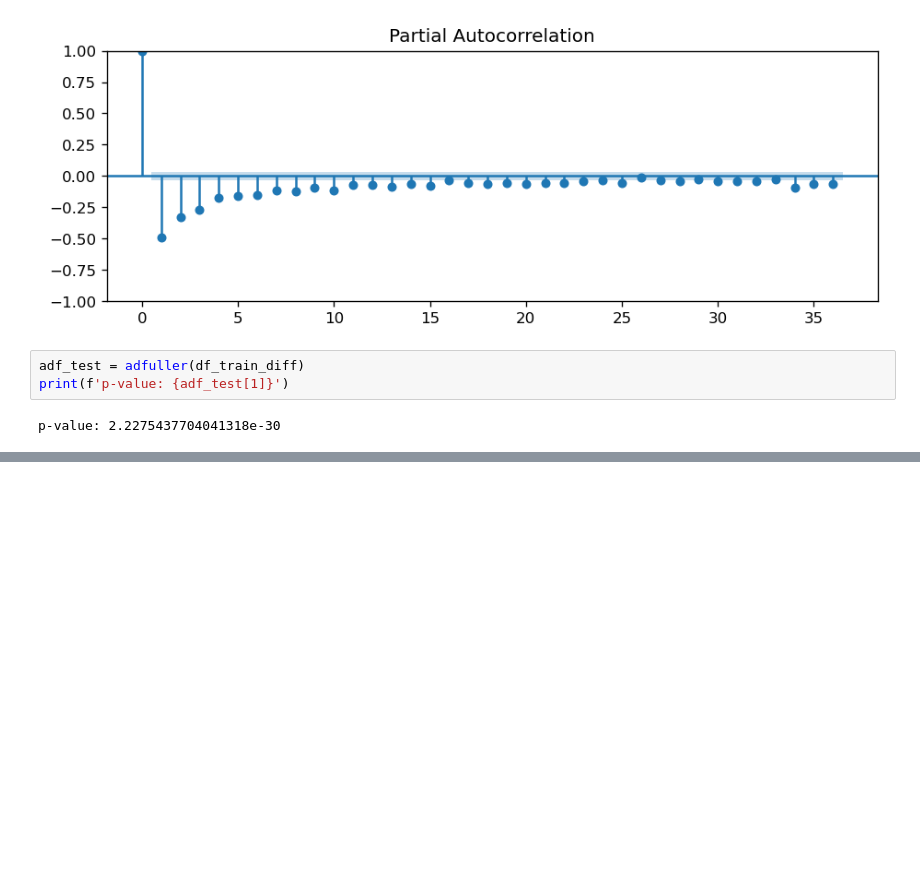
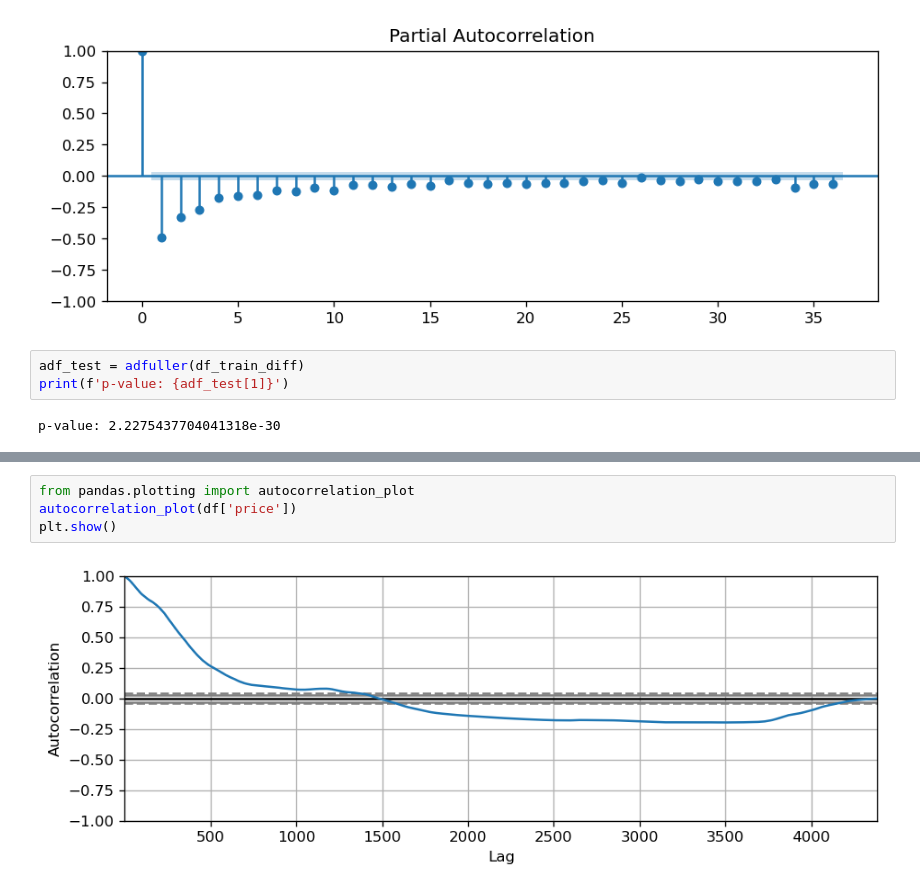
Before and after one commit to guevarch/projectchris, a Jupyter notebook: Final/BTC ARIMA1.ipynb, the cells around one changed output, grey strips where cells are left out. Saved outputs shown, nothing was run; the diff lists cells and outputs as text; blank space fills up the shorter version.

```diff
--- a/Final/BTC ARIMA1.ipynb
+++ b/Final/BTC ARIMA1.ipynb
@@ -257,0 +267,6 @@ rmse - auto: 16449.21484353683
+# %%
+from pandas.plotting import autocorrelation_plot
+autocorrelation_plot(df['price'])
+plt.show()
+# %% [output]
+[figure, added]
```
Also changed, not shown: parts of 19 cells of this notebook, 7 other files.
